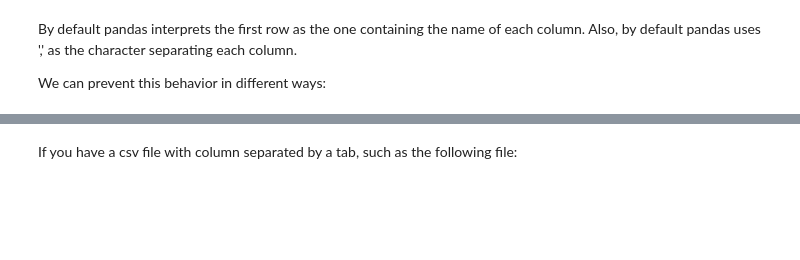
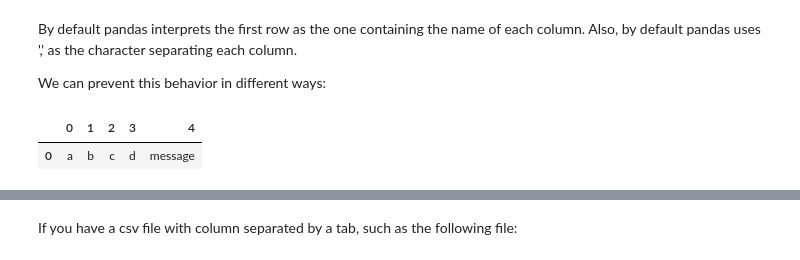
Before and after one commit to acalio/Data-Mining-Course, a Jupyter notebook: Lecture 3/Lecture 3.ipynb, the cells around one changed output, grey strips where cells are left out. Cells and saved outputs as stored; diff of their text form; code cells hidden in the pictures; blank space fills up the shorter version.

```diff
--- a/Lecture 3/Lecture 3.ipynb
+++ b/Lecture 3/Lecture 3.ipynb
@@ -1010,7 +1511,10 @@ of each column. Also, by default pandas uses ',' as the character separating eac
 We can prevent this behavior in different ways:
 # %%
 df1 = pd.read_csv(Data('ex1.csv'), header=None) # the first row is considered as part of the data
-df1.head()
+df1.head(1)
+# %% [output]
+|  | 0 | 1 | 2 | 3 | 4 |
+| 0 | a | b | c | d | message |
 # %%
 # this list contains the names of the column
 # the first row is still considered as part of the data
```
Also changed, not shown: parts of 79 cells of this notebook, 1 other file.
